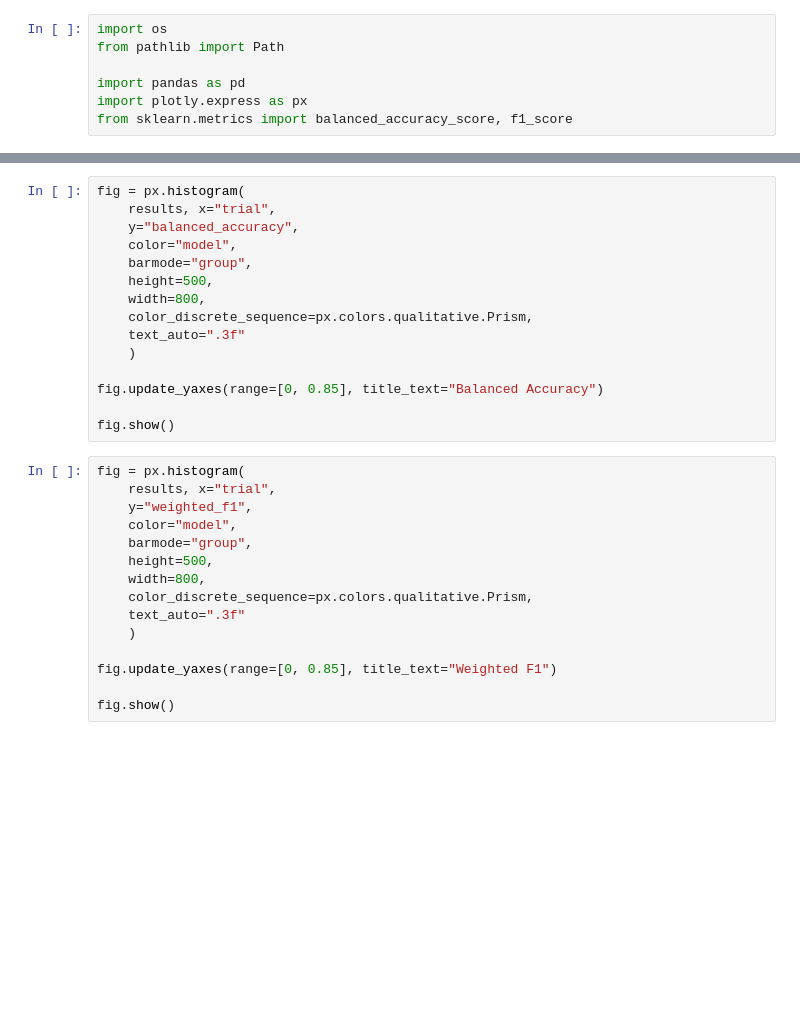
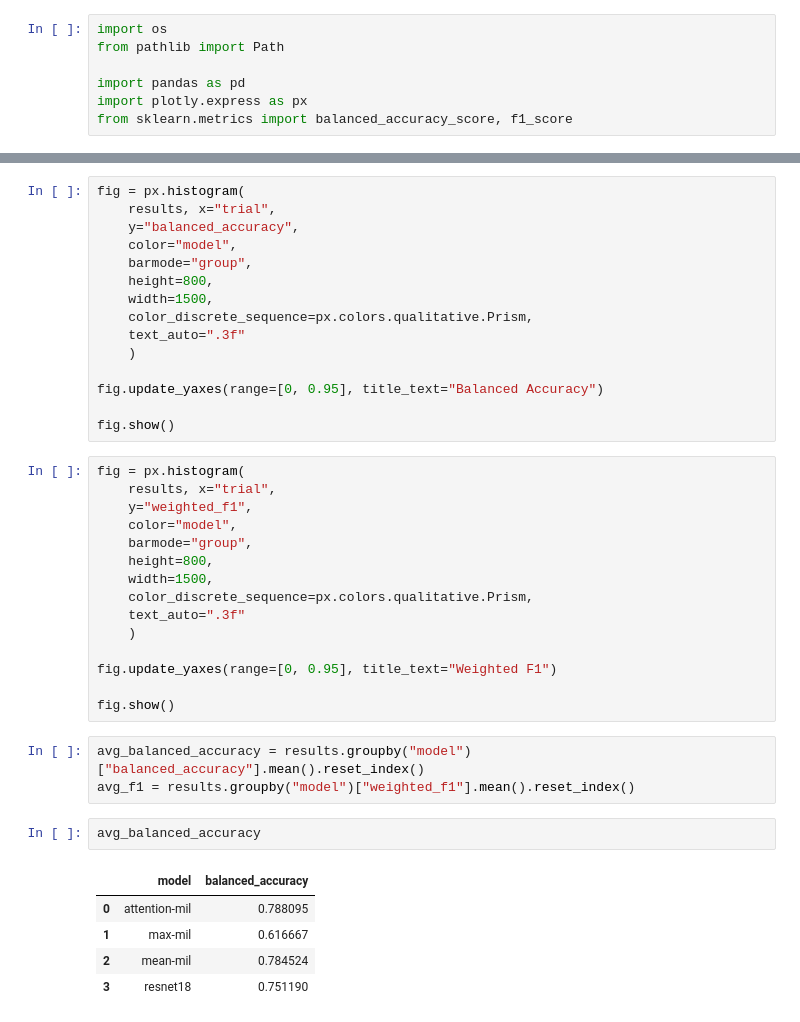
Before and after one commit to emnzn/ViT-Based-WSI-Classification, a Jupyter notebook: training/notebooks/results-visualization.ipynb, the cells around one changed output, grey strips where cells are left out. Saved outputs shown, nothing was run; the diff lists cells and outputs as text; blank space fills up the shorter version.

```diff
--- a/training/notebooks/results-visualization.ipynb
+++ b/training/notebooks/results-visualization.ipynb
@@ -69,13 +83,13 @@ fig = px.histogram(
     y="balanced_accuracy",
     color="model",
     barmode="group",
-    height=500,
-    width=800,
+    height=800,
+    width=1500,
     color_discrete_sequence=px.colors.qualitative.Prism,
     text_auto=".3f"
     )
 
-fig.update_yaxes(range=[0, 0.85], title_text="Balanced Accuracy")
+fig.update_yaxes(range=[0, 0.95], title_text="Balanced Accuracy")
 
 fig.show()
 # %%
@@ -84,12 +98,23 @@ fig = px.histogram(
     y="weighted_f1",
     color="model",
     barmode="group",
-    height=500,
-    width=800,
+    height=800,
+    width=1500,
     color_discrete_sequence=px.colors.qualitative.Prism,
     text_auto=".3f"
     )
 
-fig.update_yaxes(range=[0, 0.85], title_text="Weighted F1")
+fig.update_yaxes(range=[0, 0.95], title_text="Weighted F1")
 
 fig.show()
+# %%
+avg_balanced_accuracy = results.groupby("model")["balanced_accuracy"].mean().reset_index()
+avg_f1 = results.groupby("model")["weighted_f1"].mean().reset_index()
+# %%
+avg_balanced_accuracy
+# %% [output]
+|  | model | balanced_accuracy |
+| 0 | attention-mil | 0.788095 |
+| 1 | max-mil | 0.616667 |
+| 2 | mean-mil | 0.784524 |
+| 3 | resnet18 | 0.751190 |
```
Also changed, not shown: parts of 6 cells of this notebook, 7 other files.
